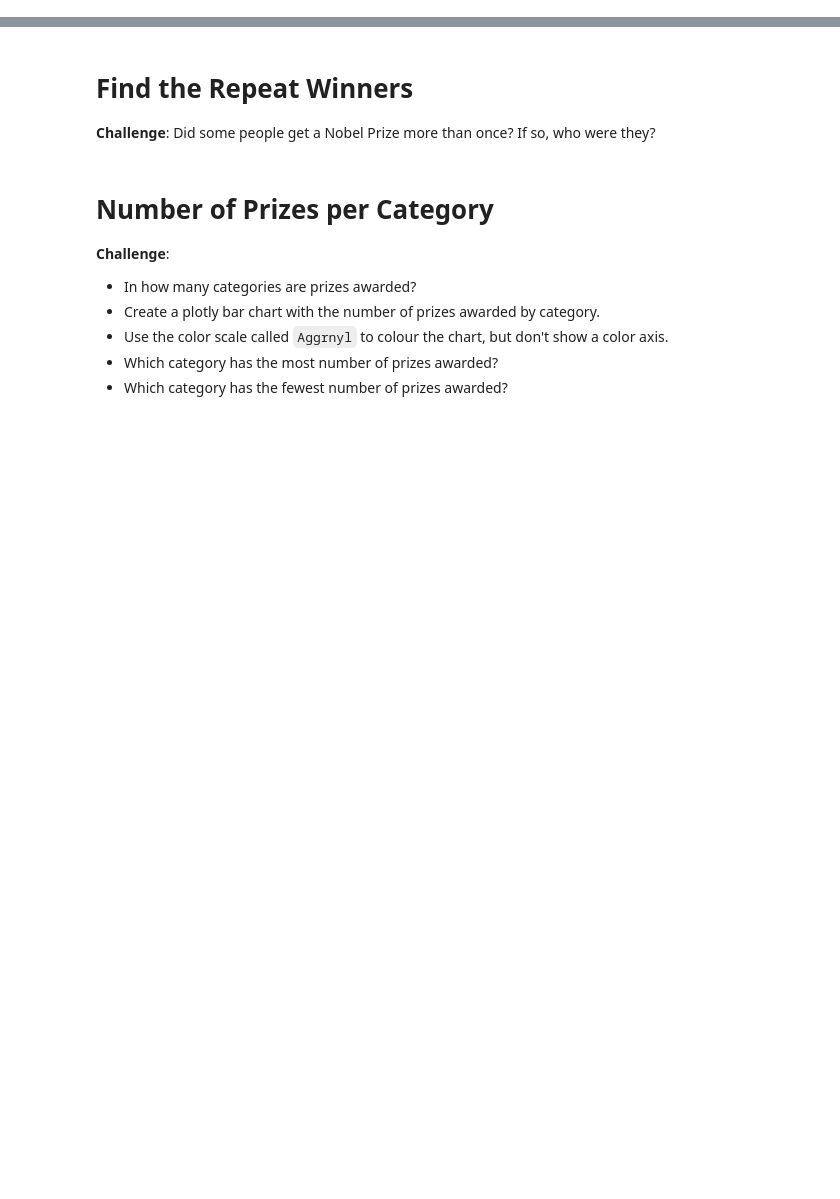
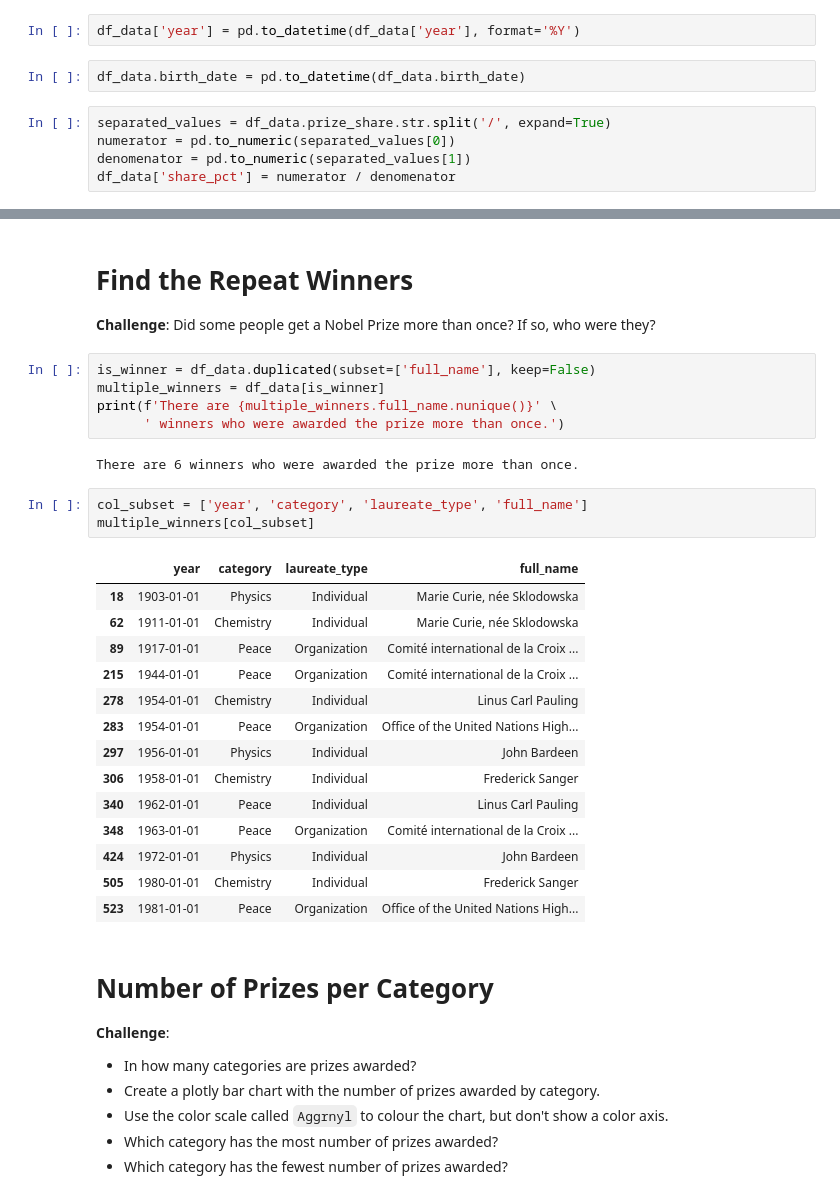
Before and after one commit to RyanWri/My100DaysOfCode, a Jupyter notebook: Day79/Nobel_Prize_Analysis_(start).ipynb, the cells around one changed output, grey strips where cells are left out. Saved outputs shown, nothing was run; the diff lists cells and outputs as text; blank space fills up the shorter version.

```diff
--- a/Day79/Nobel_Prize_Analysis_(start).ipynb
+++ b/Day79/Nobel_Prize_Analysis_(start).ipynb
@@ -138,2 +118,11 @@ dtype: object
+# %%
+df_data['year'] = pd.to_datetime(df_data['year'], format='%Y')
+# %%
+df_data.birth_date = pd.to_datetime(df_data.birth_date)
+# %%
+separated_values = df_data.prize_share.str.split('/', expand=True)
+numerator = pd.to_numeric(separated_values[0])
+denomenator = pd.to_numeric(separated_values[1])
+df_data['share_pct'] = numerator / denomenator
 # %% [markdown]
 #### Add a Column with the Prize Share as a Percentage
@@ -152,6 +181,31 @@ dtype: object
 # Find the Repeat Winners
 
 **Challenge**: Did some people get a Nobel Prize more than once? If so, who were they?
+# %%
+is_winner = df_data.duplicated(subset=['full_name'], keep=False)
+multiple_winners = df_data[is_winner]
+print(f'There are {multiple_winners.full_name.nunique()}' \
+      ' winners who were awarded the prize more than once.')
+# %% [output]
+There are 6 winners who were awarded the prize more than once.
+# %%
+col_subset = ['year', 'category', 'laureate_type', 'full_name']
+multiple_winners[col_subset]
+# %% [output]
+|  | year | category | laureate_type | full_name |
+| 18 | 1903-01-01 | Physics | Individual | Marie Curie, née Sklodowska |
+| 62 | 1911-01-01 | Chemistry | Individual | Marie Curie, née Sklodowska |
+| 89 | 1917-01-01 | Peace | Organization | Comité international de la Croix ... |
+| 215 | 1944-01-01 | Peace | Organization | Comité international de la Croix ... |
+| 278 | 1954-01-01 | Chemistry | Individual | Linus Carl Pauling |
+| 283 | 1954-01-01 | Peace | Organization | Office of the United Nations High... |
+| 297 | 1956-01-01 | Physics | Individual | John Bardeen |
+| 306 | 1958-01-01 | Chemistry | Individual | Frederick Sanger |
+| 340 | 1962-01-01 | Peace | Individual | Linus Carl Pauling |
+| 348 | 1963-01-01 | Peace | Organization | Comité international de la Croix ... |
+| 424 | 1972-01-01 | Physics | Individual | John Bardeen |
+| 505 | 1980-01-01 | Chemistry | Individual | Frederick Sanger |
+| 523 | 1981-01-01 | Peace | Organization | Office of the United Nations High... |
 # %% [markdown]
 # Number of Prizes per Category
 
```
Also changed, not shown: parts of 6 cells of this notebook, 1 other file.
